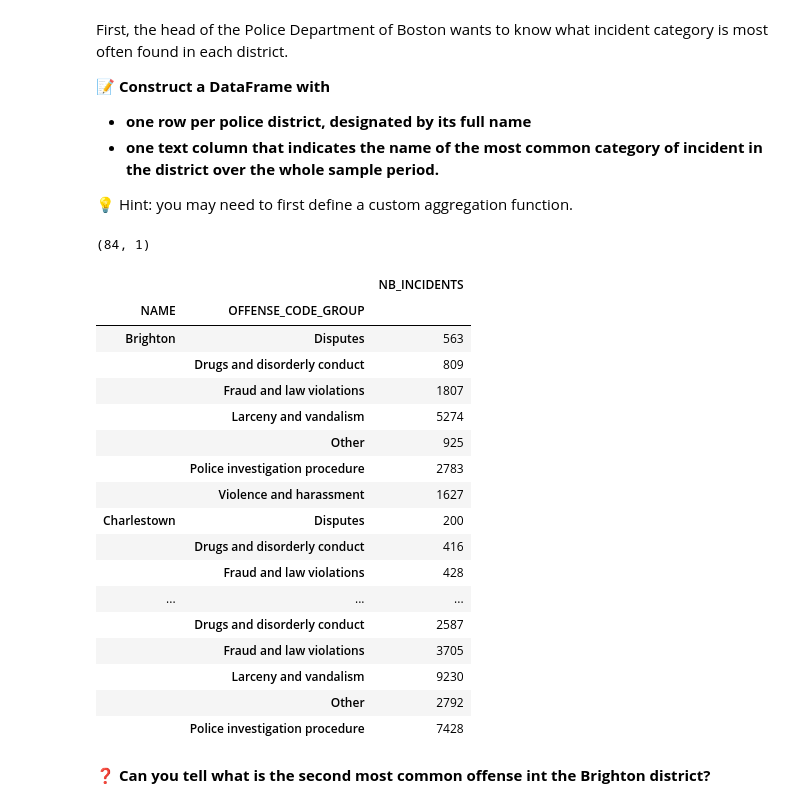
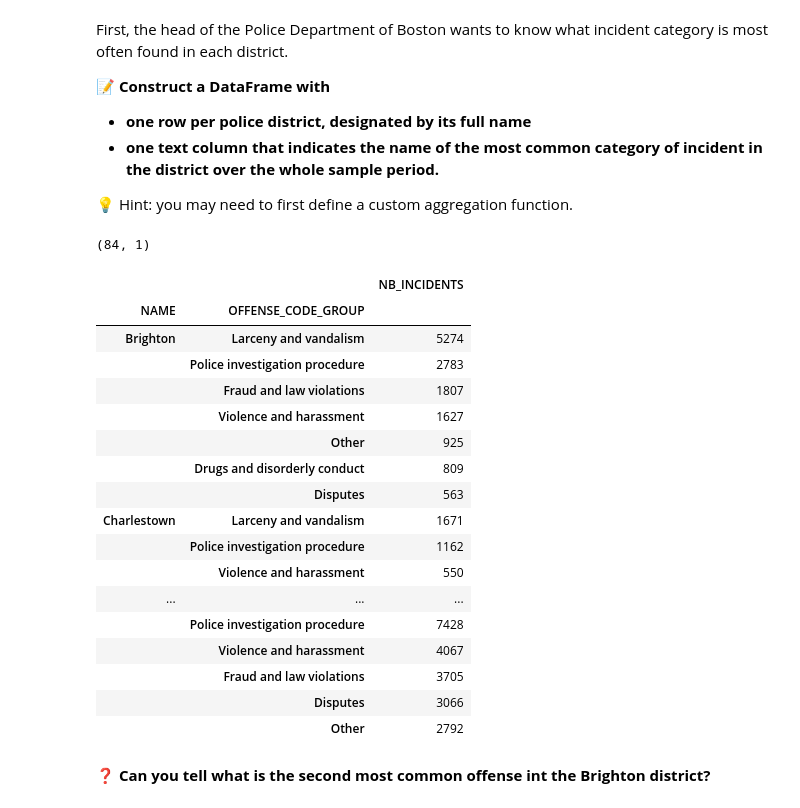
Before and after one commit to eangelid/data-certification-exam, a Jupyter notebook: decision_science/boston_crimes.ipynb, the cells around one changed output. Cells and saved outputs as stored; diff of their text form; code cells hidden in the pictures.

```diff
--- a/decision_science/boston_crimes.ipynb
+++ b/decision_science/boston_crimes.ipynb
@@ -452,27 +449,27 @@ First, the head of the Police Department of Boston wants to know what incident c
 data_groupby = data.groupby(['NAME', 'OFFENSE_CODE_GROUP']).count()['INCIDENT_NUMBER'].to_frame(name='NB_INCIDENTS')
 # %%
 print(data_groupby.shape)
-data_groupby.head(20)
+data_groupby.sort_values(by=['NAME', 'NB_INCIDENTS'], axis=0, ascending=[True, False]).head(20)
 # %% [output]
 (84, 1)
 |  |  | NB_INCIDENTS |
 | NAME | OFFENSE_CODE_GROUP |  |
-| Brighton | Disputes | 563 |
+| Brighton | Larceny and vandalism | 5274 |
+|  | Police investigation procedure | 2783 |
+|  | Fraud and law violations | 1807 |
+|  | Violence and harassment | 1627 |
+|  | Other | 925 |
 |  | Drugs and disorderly conduct | 809 |
-|  | Fraud and law violations | 1807 |
-|  | Larceny and vandalism | 5274 |
-|  | Other | 925 |
-|  | Police investigation procedure | 2783 |
-|  | Violence and harassment | 1627 |
-| Charlestown | Disputes | 200 |
-|  | Drugs and disorderly conduct | 416 |
-|  | Fraud and law violations | 428 |
+|  | Disputes | 563 |
+| Charlestown | Larceny and vandalism | 1671 |
+|  | Police investigation procedure | 1162 |
+|  | Violence and harassment | 550 |
 | ... | ... | ... |
-|  | Drugs and disorderly conduct | 2587 |
+|  | Police investigation procedure | 7428 |
+|  | Violence and harassment | 4067 |
 |  | Fraud and law violations | 3705 |
-|  | Larceny and vandalism | 9230 |
+|  | Disputes | 3066 |
 |  | Other | 2792 |
-|  | Police investigation procedure | 7428 |
 # %% [markdown]
 **❓ Can you tell what is the second most common offense int the Brighton district?**
 # %%
```
Also changed, not shown: parts of 4 cells of this notebook, 2 other files.
